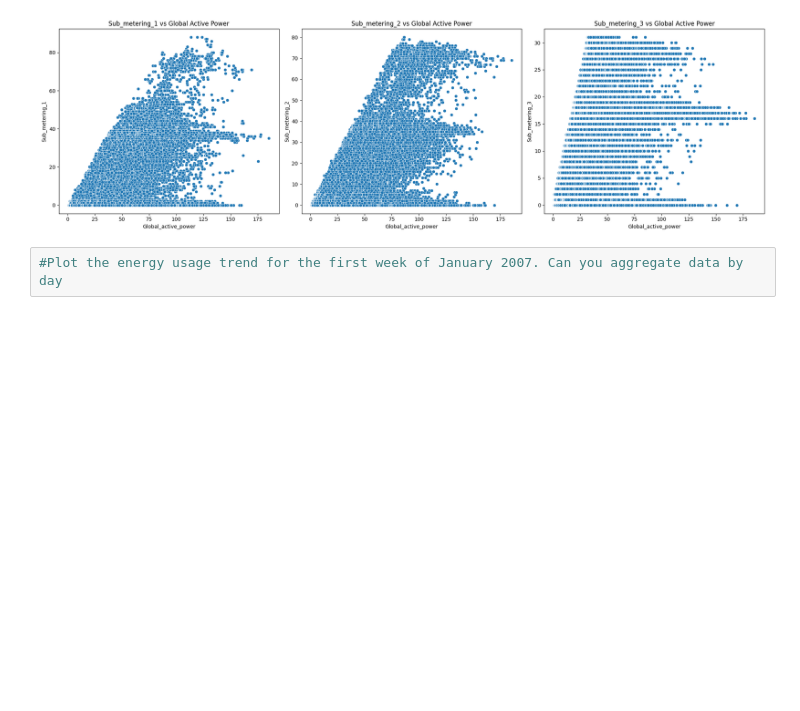
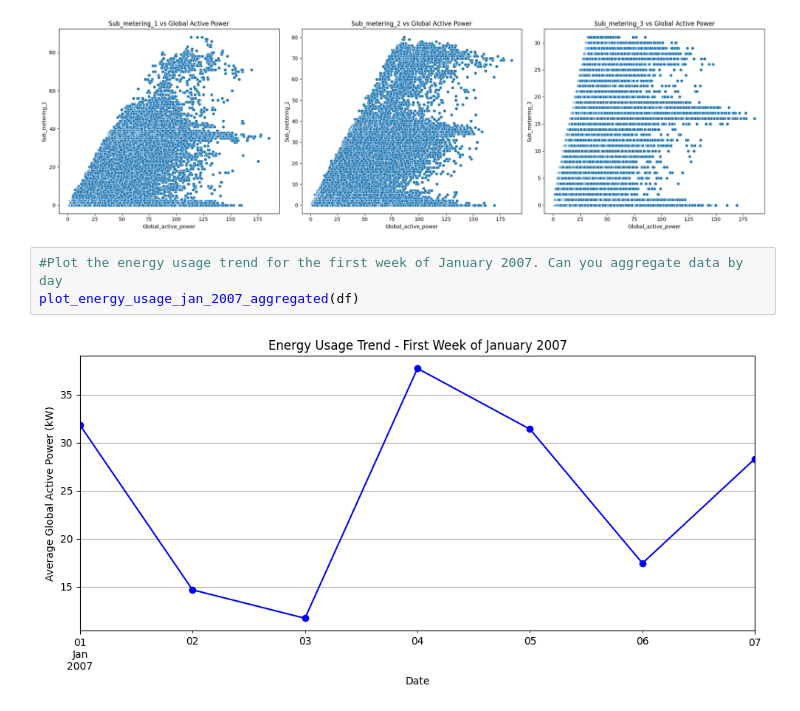
Before and after one commit to Jignesh2003/LLM-CodeGeneration-Energy-Consumption-Chatbot, a Jupyter notebook: TestingQueries.ipynb, the cells around one changed output. Saved outputs shown, nothing was run; the diff lists cells and outputs as text; blank space fills up the shorter version.

```diff
--- a/TestingQueries.ipynb
+++ b/TestingQueries.ipynb
@@ -266,3 +266,6 @@ Sub_metering_3             1.000000
 [figure]
 # %%
 #Plot the energy usage trend for the first week of January 2007. Can you aggregate data by day
+plot_energy_usage_jan_2007_aggregated(df)
+# %% [output]
+[figure, added]
```
